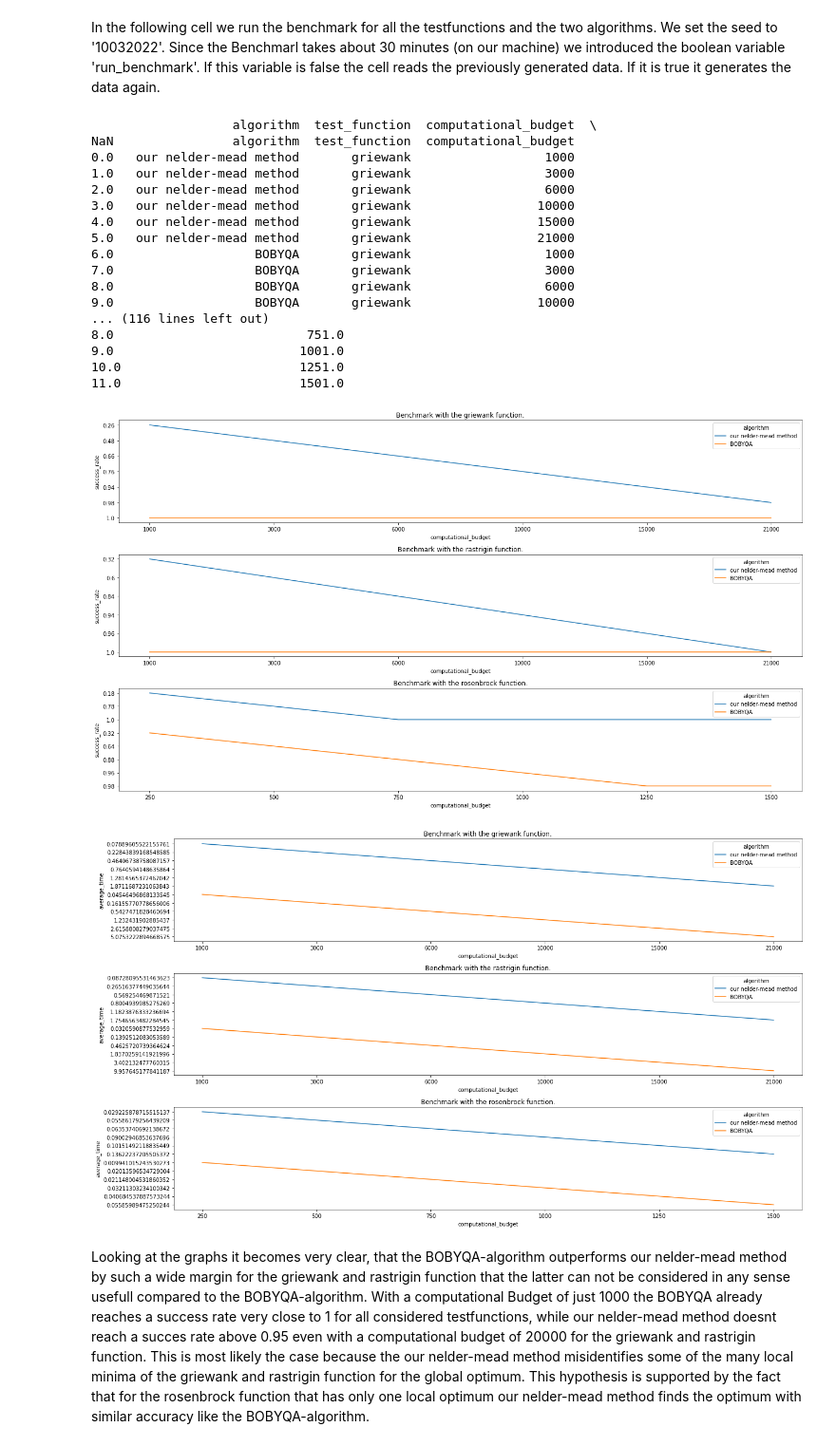
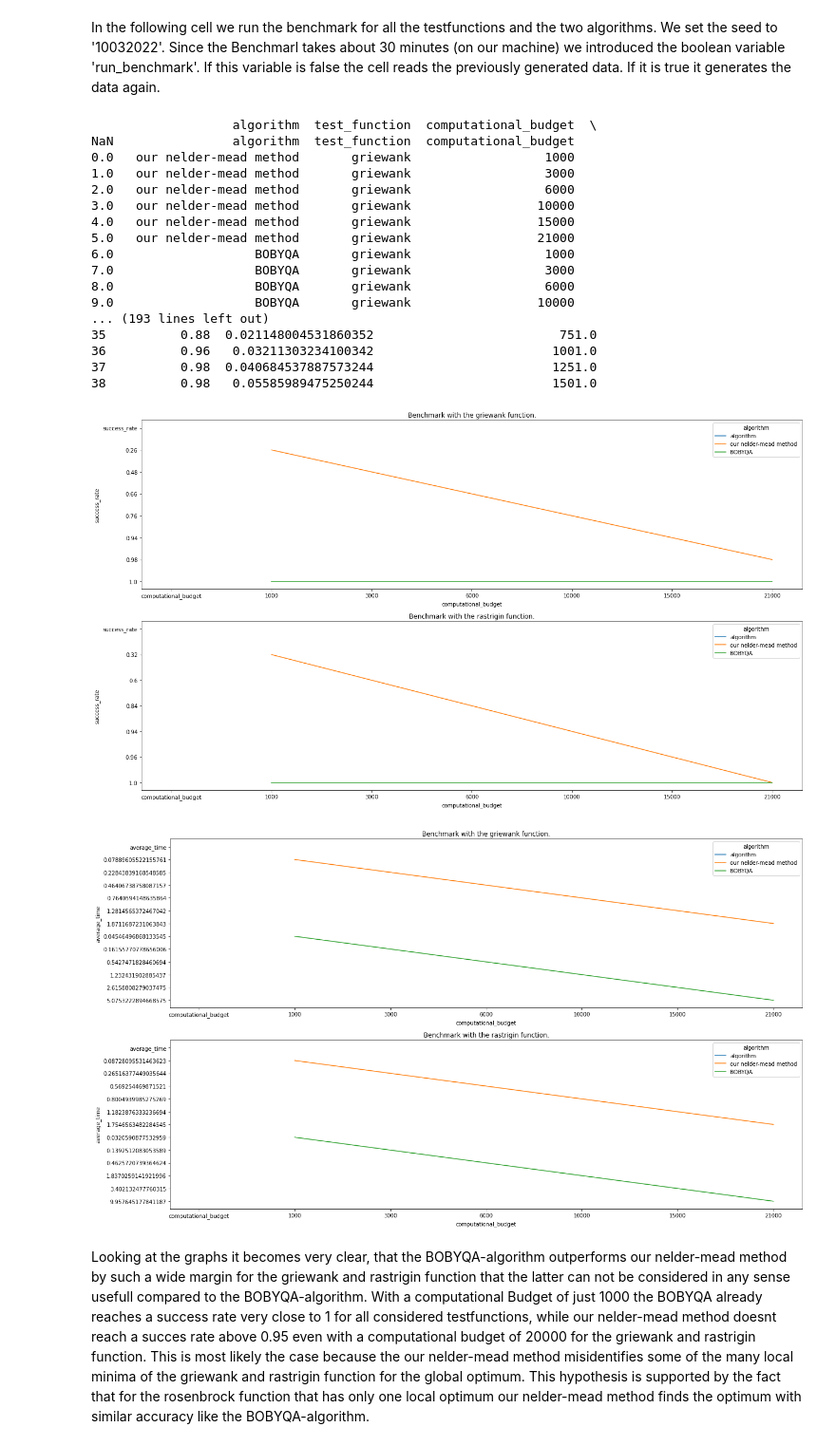
Before and after one commit to OpenSourceEconomics/ose-scientific-computing-course-wirecard, a Jupyter notebook: eppe_abgabe.ipynb, the cells around one changed output. Shown at 95% size. Cells and saved outputs as stored; diff of their text form; code cells hidden in the pictures.

Commit message:
Fixing plots of final Benchmark results.

```diff
--- a/eppe_abgabe.ipynb
+++ b/eppe_abgabe.ipynb
@@ -318,7 +318,7 @@ number_of_optimizations = 50
 dimension = 2
 domain_center = [0,0]
 domain_radius = 100
-names_of_functions = ["griewank","rastrigin", "rosenbrock"]
+names_of_functions = ["griewank","rastrigin"]#, "rosenbrock"]
 
 # This variable lets you re run the Benchmark
 run_benchmark = False
@@ -376,6 +376,9 @@ else:
     df_griewank = pd.read_csv('data/Results/df_griewank.csv',names=["algorithm","test_function","computational_budget","sample_size","success_rate","average_time","average_function_evaluations"])
     df_rosenbrock = pd.read_csv('data/Results/df_rosenbrock.csv',names=["algorithm","test_function","computational_budget","sample_size","success_rate","average_time","average_function_evaluations"])
 
+
+
+
 print(df_griewank)
 
 print(df_rastrigin)
@@ -383,52 +386,59 @@ print(df_rastrigin)
 print(df_rosenbrock)
 
 # concatinate data
-df = pd.concat([df_griewank,df_rastrigin,df_rosenbrock],ignore_index=True)
+df = pd.concat([df_griewank,df_rastrigin,df_rosenbrock], ignore_index =True)
+df = df.drop_duplicates()
 
+columns = ["computational_budget","sample_size","success_rate","average_time","average_function_evaluations"]
+for column in columns:
+    df[column] = pd.to_numeric(df[column], downcast="float")
 
+Dataframes = [df_griewank,df_rastrigin]#,df_rosenbrock]
+
+print(df)
 
 # plot data - success rate
-fig, axes = plt.subplots(ncols=1, nrows=3)
+fig, axes = plt.subplots(ncols=1, nrows=2)
 fig.set_size_inches(18.5, 10.5, forward=True)
 
 
 
 for function, achse in zip(names_of_functions, axes.flat):
-    sns.lineplot(ax = achse, x="computational_budget", y="success_rate", hue="algorithm", data=df.loc[df['test_function']==function])
+    sns.lineplot(ax = achse, x="computational_budget", y="success_rate", hue="algorithm", data.loc[df['test_function']==function])
     achse.set_title("Benchmark with the " + function + " function.")
 plt.tight_layout()
 plt.show()
 
 
 # plot data - average time
-fig, axes = plt.subplots(ncols=1, nrows=3)
+fig, axes = plt.subplots(ncols=1, nrows=2)
 fig.set_size_inches(18.5, 10.5, forward=True)
 
-for function, achse in zip(names_of_functions, axes.flat):
-    sns.lineplot(ax = achse, x="computational_budget", y="average_time", hue="algorithm", data=df.loc[df['test_function']==function])
-    achse.set_title("Benchmark with the " + function + " function.")
+for function, ax, df_ in zip(names_of_functions, axes.flat, Dataframes):
+    sns.lineplot(ax = ax, x="computational_budget", y="average_time", hue="algorithm", data=df_)#.loc[df['test_function']==function])
+    ax.set_title("Benchmark with the " + function + " function.")
 plt.tight_layout()
 plt.show()
 # %% [output]
                    algorithm  test_function  computational_budget  \
 NaN                algorithm  test_function  computational_budget
 0.0   our nelder-mead method       griewank                  1000
 1.0   our nelder-mead method       griewank                  3000
 2.0   our nelder-mead method       griewank                  6000
 3.0   our nelder-mead method       griewank                 10000
 4.0   our nelder-mead method       griewank                 15000
 5.0   our nelder-mead method       griewank                 21000
 6.0                   BOBYQA       griewank                  1000
 7.0                   BOBYQA       griewank                  3000
 8.0                   BOBYQA       griewank                  6000
 9.0                   BOBYQA       griewank                 10000
-... (116 lines left out)
-8.0                          751.0
-9.0                         1001.0
-10.0                        1251.0
-11.0                        1501.0
+... (193 lines left out)
+35          0.88  0.021148004531860352                         751.0
+36          0.96   0.03211303234100342                        1001.0
+37          0.98  0.040684537887573244                        1251.0
+38          0.98   0.05585989475250244                        1501.0
-[figure, old version]
+[figure, new version]
-[figure, old version]
+[figure, new version]
 # %% [markdown]
 Looking at the graphs it becomes very clear, that the BOBYQA-algorithm outperforms our nelder-mead method by such a wide margin for the griewank and rastrigin function that the latter can not be considered in any sense usefull compared to the BOBYQA-algorithm. With a computational Budget of just 1000 the BOBYQA already reaches a success rate very close to 1 for all considered testfunctions, while our nelder-mead method doesnt reach a succes rate above 0.95 even with a computational budget of 20000 for the griewank and rastrigin function. This is most likely the case because the our nelder-mead method misidentifies some of the many local minima of the griewank and rastrigin function for the global optimum. This hypothesis is supported by the fact that for the rosenbrock function that has only one local optimum our nelder-mead method finds the optimum with similar accuracy like the BOBYQA-algorithm.
 
```
